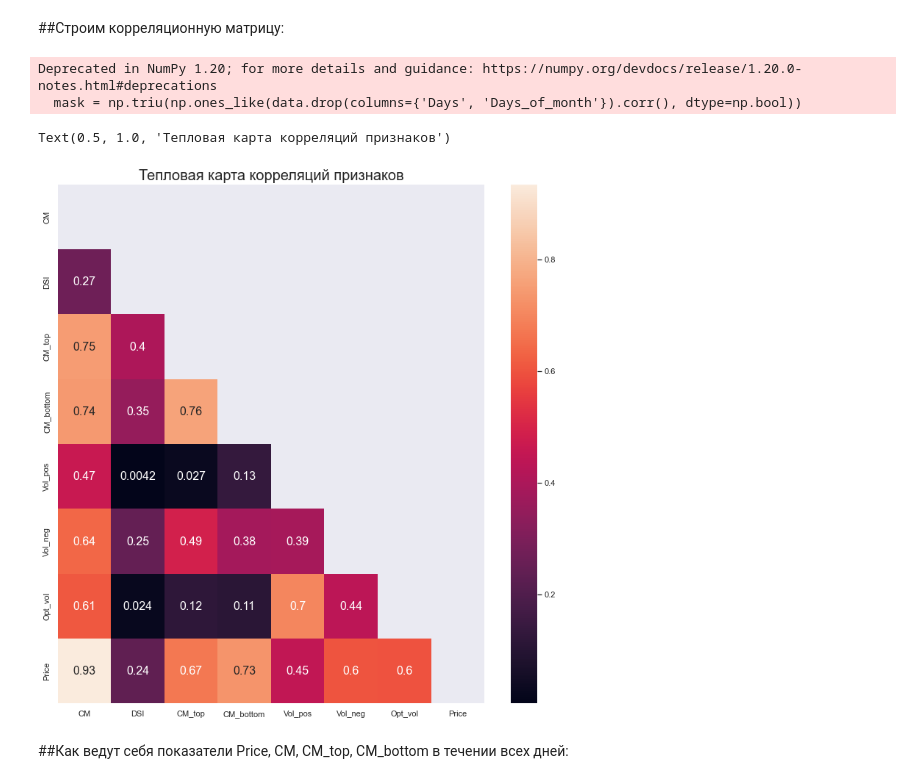
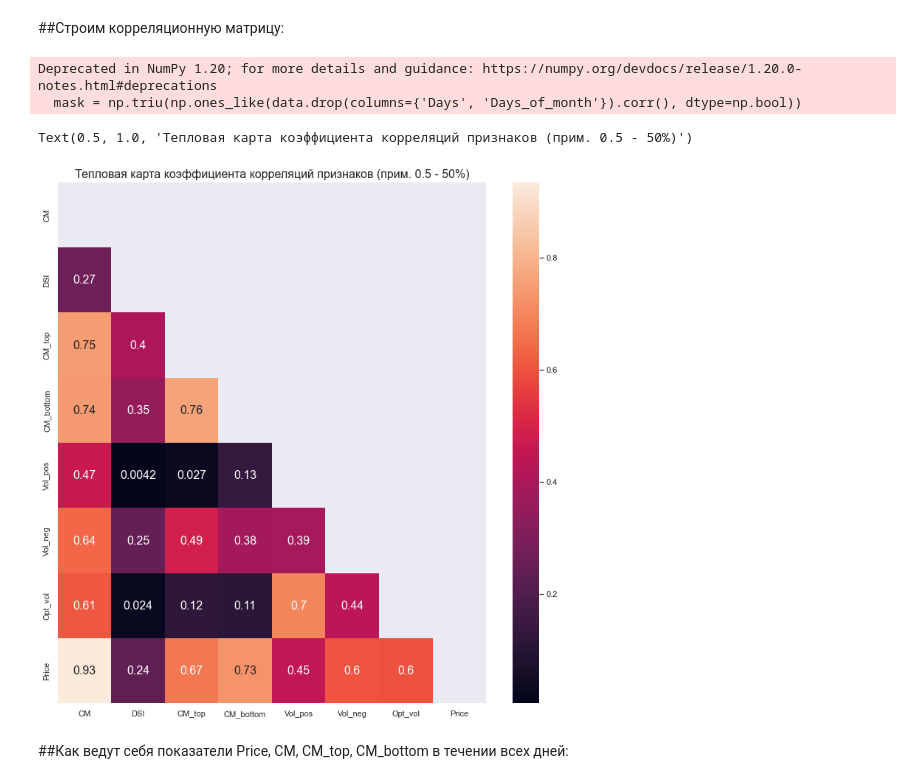
Before and after one commit to Ruslan-Uoleran/using, a Jupyter notebook: main.ipynb, the cells around one changed output. Drawn from its saved outputs; the diff is of its cells as text; code cells hidden in the pictures.

```diff
--- a/main.ipynb
+++ b/main.ipynb
@@ -53,13 +53,13 @@ memory usage: 19.0 KB
 # %%
 sns.set(rc={'figure.figsize':(13,13)})
 mask = np.triu(np.ones_like(data.drop(columns={'Days', 'Days_of_month'}).corr(), dtype=np.bool))
 heatmap = sns.heatmap(data.drop(columns={'Days', 'Days_of_month'}).corr(),annot=True, mask = mask, annot_kws={'size':16})
-heatmap.set_title('Тепловая карта корреляций признаков', size=20)
+heatmap.set_title('Тепловая карта коэффициента корреляций признаков (прим. 0.5 - 50%)', size=16)
 # %% [output]
 Deprecated in NumPy 1.20; for more details and guidance: https://numpy.org/devdocs/release/1.20.0-notes.html#deprecations
   mask = np.triu(np.ones_like(data.drop(columns={'Days', 'Days_of_month'}).corr(), dtype=np.bool))
-Text(0.5, 1.0, 'Тепловая карта корреляций признаков')
+Text(0.5, 1.0, 'Тепловая карта коэффициента корреляций признаков (прим. 0.5 - 50%)')
-[figure, old version]
+[figure, new version]
 # %% [markdown]
 ##Как ведут себя показатели Price, CM, CM_top, CM_bottom в течении всех дней:
 # %%
```
